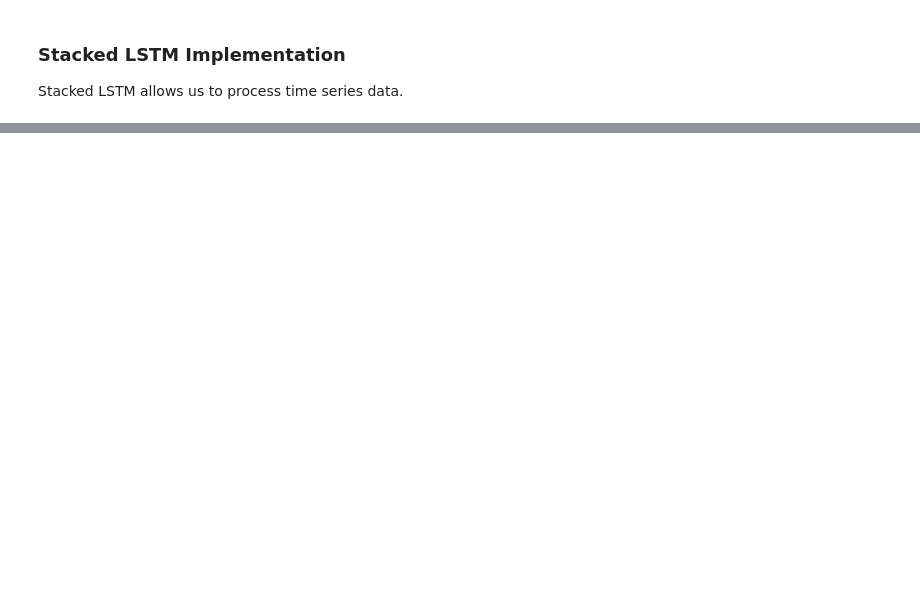
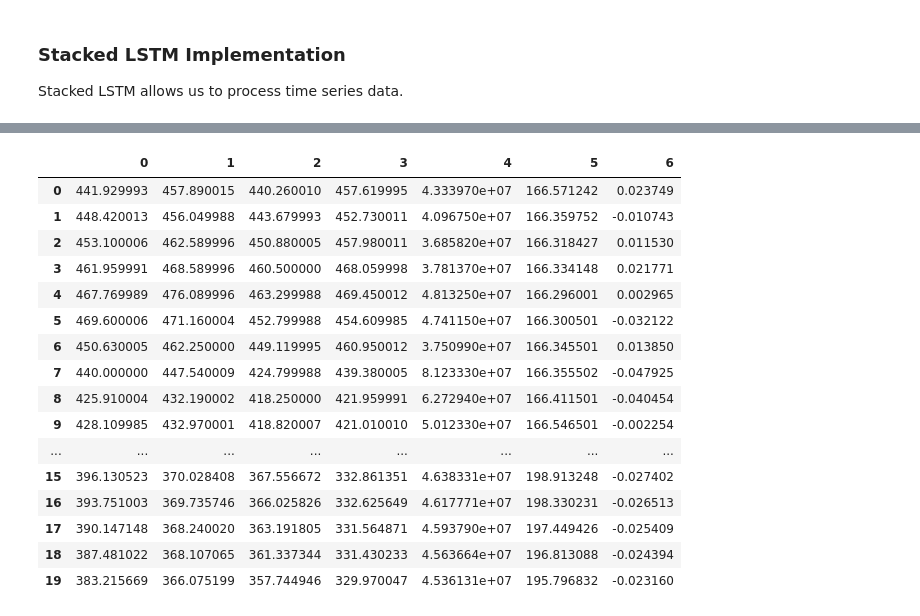
Before and after one commit to raageth/stock-price-prediction, a Jupyter notebook: Impl_1.ipynb, the cells around one changed output, grey strips where cells are left out. Cells and saved outputs as stored; diff of their text form; code cells hidden in the pictures; blank space fills up the shorter version.

```diff
--- a/Impl_1.ipynb
+++ b/Impl_1.ipynb
@@ -242,0 +240,29 @@ plt.plot(test_results['Actual'], color = 'green')
+# %%
+# Define function to predict
+def get_predictions(days, data):
+
+    predictions = []
+
+    # Select the last row which contains past TIMESTEPS rows of data.
+    data = data[-1]
+
+    for i in range(days):
+
+        # Reshape data for prediction input
+        data = np.reshape(data, (1, TIMESTEPS, NUM_VARS))
+
+        prediction = model.predict(data)
+        predictions.append(prediction)
+
+        # Remove first day from window
+        data = data[0][1:]
+
+        # Reshape prediction and add back to prediction input
+        data = np.concatenate([data, prediction], axis=0)
+
+    predictions = scaler.inverse_transform(data)
+    predictions = pd.DataFrame(predictions)
+    return predictions
+# %%
+get_predictions(10, X_test)
+# %% [output]
@@ -242,0 +279,17 @@ plt.plot(test_results['Actual'], color = 'green')
+|  | 0 | 1 | 2 | 3 | 4 | 5 | 6 |
+| 0 | 441.929993 | 457.890015 | 440.260010 | 457.619995 | 4.333970e+07 | 166.571242 | 0.023749 |
+| 1 | 448.420013 | 456.049988 | 443.679993 | 452.730011 | 4.096750e+07 | 166.359752 | -0.010743 |
+| 2 | 453.100006 | 462.589996 | 450.880005 | 457.980011 | 3.685820e+07 | 166.318427 | 0.011530 |
+| 3 | 461.959991 | 468.589996 | 460.500000 | 468.059998 | 3.781370e+07 | 166.334148 | 0.021771 |
+| 4 | 467.769989 | 476.089996 | 463.299988 | 469.450012 | 4.813250e+07 | 166.296001 | 0.002965 |
+| 5 | 469.600006 | 471.160004 | 452.799988 | 454.609985 | 4.741150e+07 | 166.300501 | -0.032122 |
+| 6 | 450.630005 | 462.250000 | 449.119995 | 460.950012 | 3.750990e+07 | 166.345501 | 0.013850 |
+| 7 | 440.000000 | 447.540009 | 424.799988 | 439.380005 | 8.123330e+07 | 166.355502 | -0.047925 |
+| 8 | 425.910004 | 432.190002 | 418.250000 | 421.959991 | 6.272940e+07 | 166.411501 | -0.040454 |
+| 9 | 428.109985 | 432.970001 | 418.820007 | 421.010010 | 5.012330e+07 | 166.546501 | -0.002254 |
+| ... | ... | ... | ... | ... | ... | ... | ... |
+| 15 | 396.130523 | 370.028408 | 367.556672 | 332.861351 | 4.638331e+07 | 198.913248 | -0.027402 |
+| 16 | 393.751003 | 369.735746 | 366.025826 | 332.625649 | 4.617771e+07 | 198.330231 | -0.026513 |
+| 17 | 390.147148 | 368.240020 | 363.191805 | 331.564871 | 4.593790e+07 | 197.449426 | -0.025409 |
+| 18 | 387.481022 | 368.107065 | 361.337344 | 331.430233 | 4.563664e+07 | 196.813088 | -0.024394 |
+| 19 | 383.215669 | 366.075199 | 357.744946 | 329.970047 | 4.536131e+07 | 195.796832 | -0.023160 |
```
Also changed, not shown: parts of 25 cells of this notebook.
